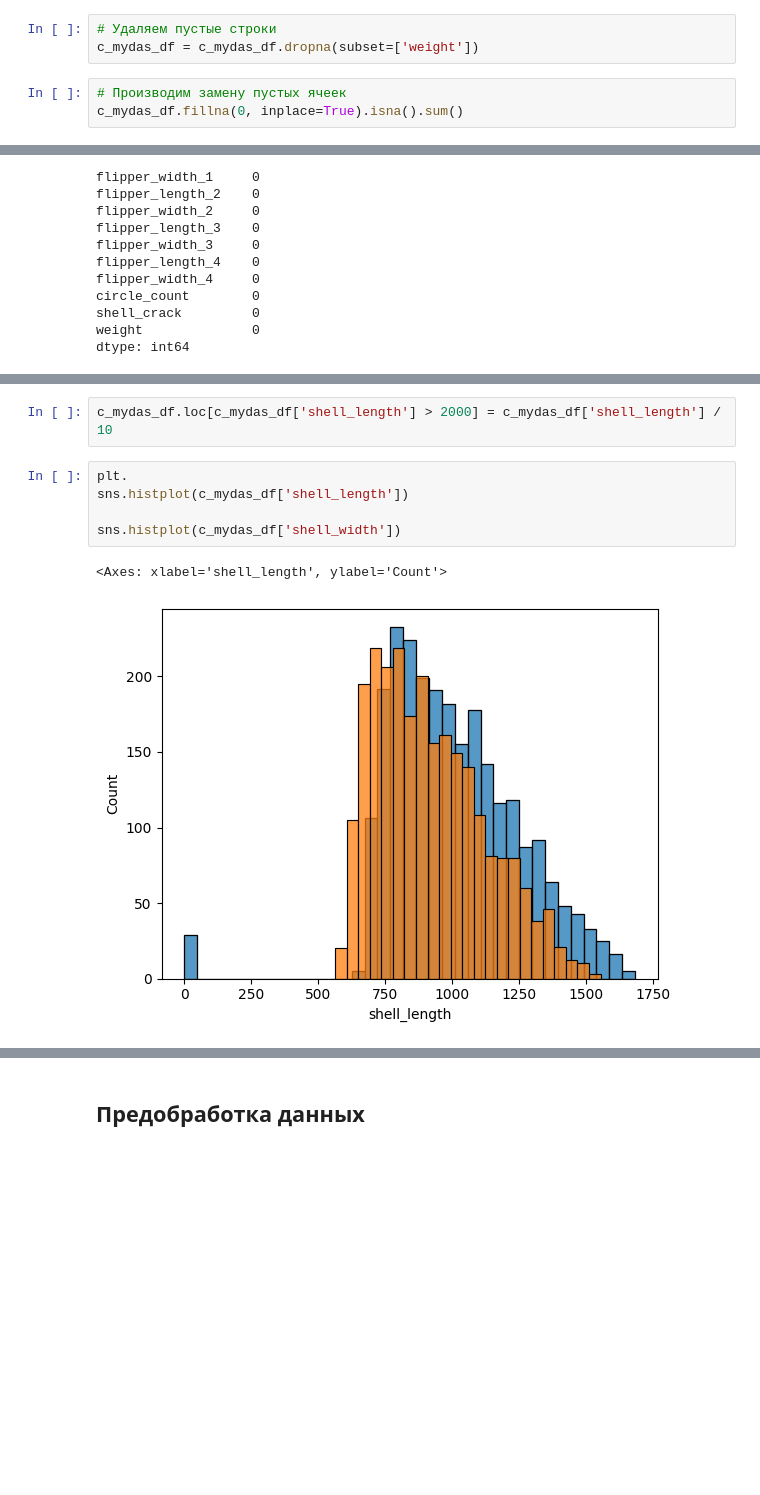
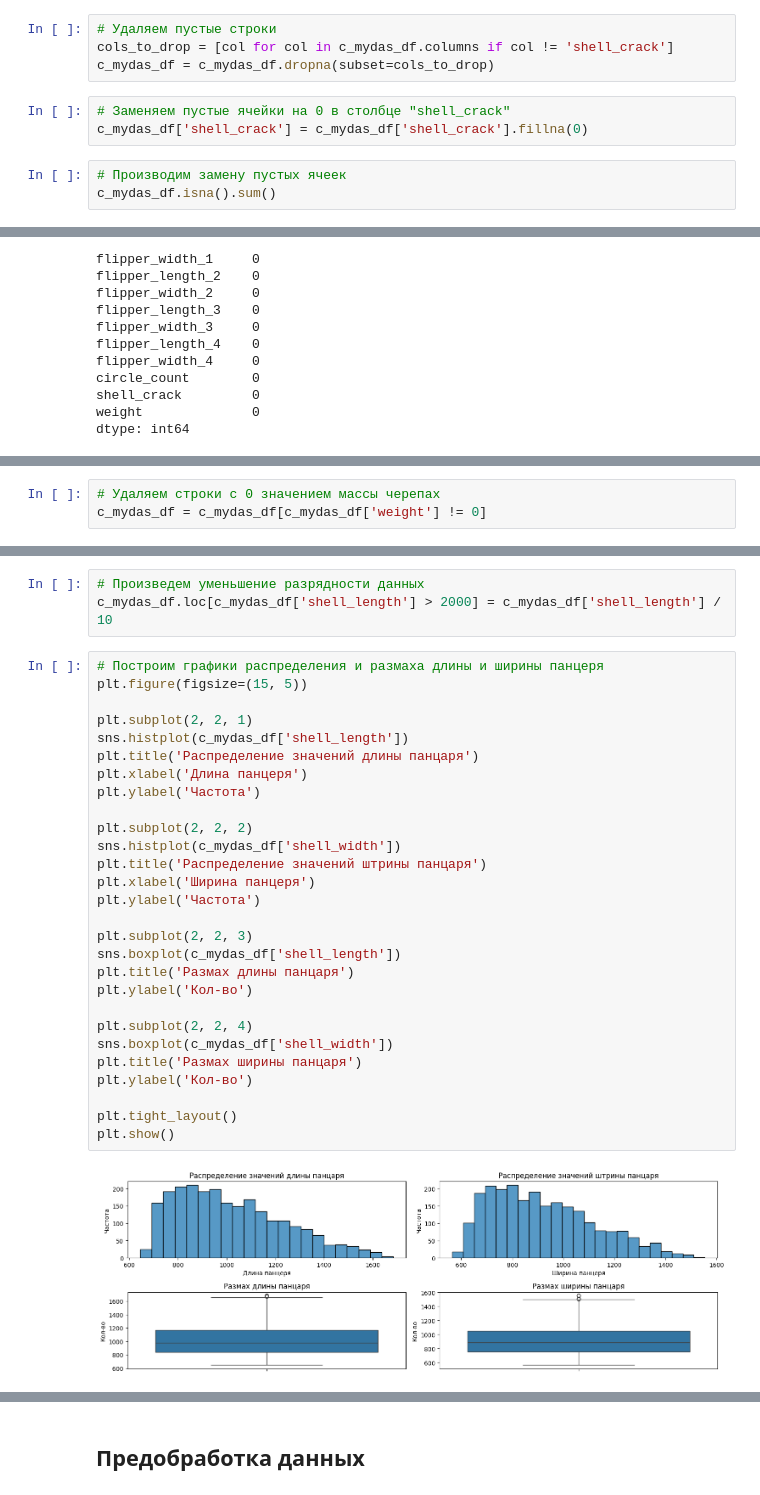
Before and after one commit to MEYakunin/Sprint10_Tortilla_Center, a Jupyter notebook: Sprint10_Tortilla_Center_Yakunin_Mikl.ipynb, the cells around one changed output, grey strips where cells are left out. Saved outputs shown, nothing was run; the diff lists cells and outputs as text; blank space fills up the shorter version.

```diff
--- a/Sprint10_Tortilla_Center_Yakunin_Mikl.ipynb
+++ b/Sprint10_Tortilla_Center_Yakunin_Mikl.ipynb
@@ -216,9 +212,13 @@ dtype: int64
 # %%
 # Удаляем пустые строки
-c_mydas_df = c_mydas_df.dropna(subset=['weight'])
+cols_to_drop = [col for col in c_mydas_df.columns if col != 'shell_crack']
+c_mydas_df = c_mydas_df.dropna(subset=cols_to_drop)
+# %%
+# Заменяем пустые ячейки на 0 в столбце "shell_crack"
+c_mydas_df['shell_crack'] = c_mydas_df['shell_crack'].fillna(0)
 # %%
 # Производим замену пустых ячеек
-c_mydas_df.fillna(0, inplace=True).isna().sum()
+c_mydas_df.isna().sum()
 # %% [output]
 shell_length        0
 shell_width         0
@@ -259 +261,4 @@ c_mydas_df.describe(include='all').T
+# %%
+# Удаляем строки с 0 значением массы черепах
+c_mydas_df = c_mydas_df[c_mydas_df['weight'] != 0]
 # %%
@@ -264,10 +296,33 @@ sns.histplot(c_mydas_df['shell_length'])
 # %%
+# Произведем уменьшение разрядности данных
 c_mydas_df.loc[c_mydas_df['shell_length'] > 2000] = c_mydas_df['shell_length'] / 10
 # %%
-plt.
+# Построим графики распределения и размаха длины и ширины панцеря
+plt.figure(figsize=(15, 5))
+
+plt.subplot(2, 2, 1)
 sns.histplot(c_mydas_df['shell_length'])
+plt.title('Распределение значений длины панцаря')
+plt.xlabel('Длина панцеря')
+plt.ylabel('Частота')
 
+plt.subplot(2, 2, 2)
 sns.histplot(c_mydas_df['shell_width'])
+plt.title('Распределение значений штрины панцаря')
+plt.xlabel('Ширина панцеря')
+plt.ylabel('Частота')
+
+plt.subplot(2, 2, 3)
+sns.boxplot(c_mydas_df['shell_length'])
+plt.title('Размах длины панцаря')
+plt.ylabel('Кол-во')
+
+plt.subplot(2, 2, 4)
+sns.boxplot(c_mydas_df['shell_width'])
+plt.title('Размах ширины панцаря')
+plt.ylabel('Кол-во')
+
+plt.tight_layout()
+plt.show()
 # %% [output]
-<Axes: xlabel='shell_length', ylabel='Count'>
-[figure, old version]
+[figure, new version]
```
Also changed, not shown: parts of 11 cells of this notebook.
